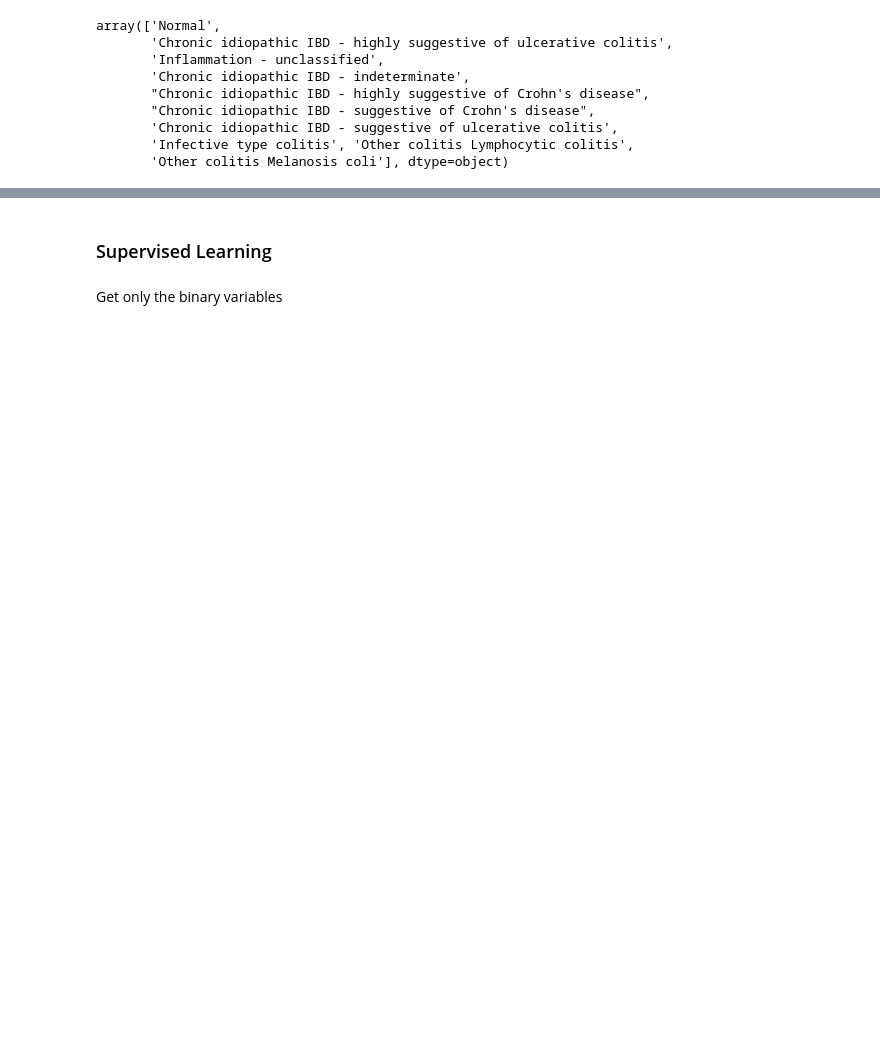
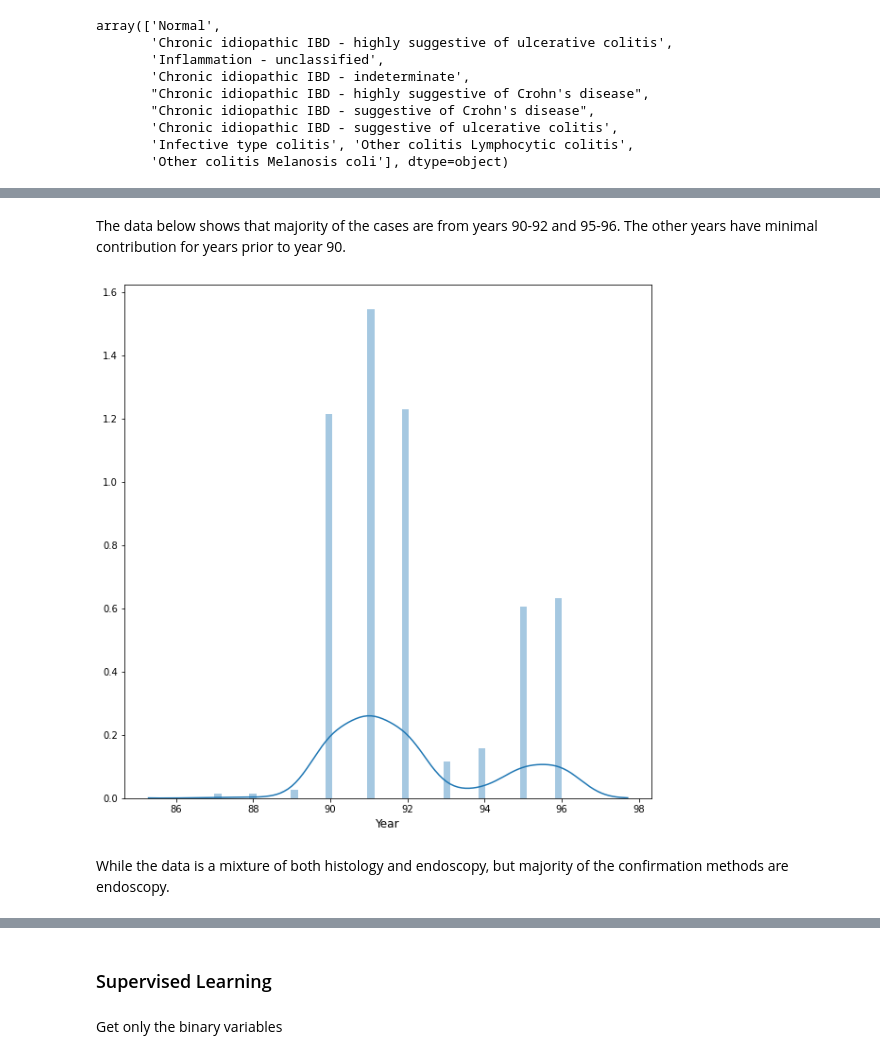
Before and after one commit to pretttyvo/Capstone_B, a Jupyter notebook: Jupyter notebook/CapStone B Final WB.ipynb, the cells around one changed output, grey strips where cells are left out. Saved outputs shown, nothing was run; the diff lists cells and outputs as text; code cells hidden in the pictures; blank space fills up the shorter version.

```diff
--- a/Jupyter notebook/CapStone B Final WB.ipynb
+++ b/Jupyter notebook/CapStone B Final WB.ipynb
@@ -157,0 +386,11 @@ Counter({'UC': 305, 'CROHNS': 117, 'NORMAL': 118})
+# %% [markdown]
+The data below shows that majority of the cases are from years 90-92 and 95-96. The other years have minimal contribution for years prior to year 90.
+# %%
+plt.figure(figsize=(10,10))
+sns.distplot(cleaned_cases.Year.values, bins=50, kde=True)
+plt.xlabel('Year', fontsize=12)
+plt.show()
+# %% [output]
+[figure, added]
+# %% [markdown]
+While the data is a mixture of both histology and endoscopy, but majority of the confirmation methods are endoscopy.
```
Also changed, not shown: parts of 92 cells of this notebook.
